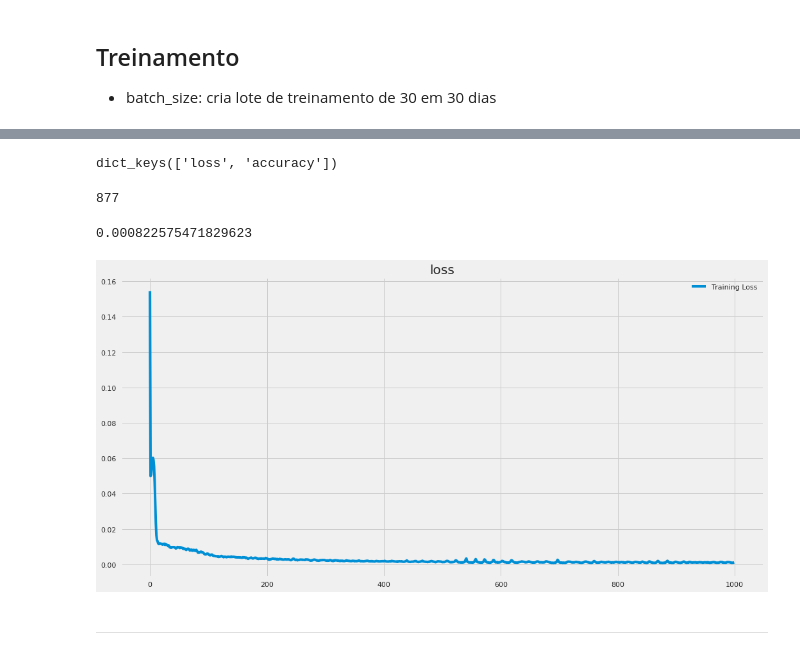
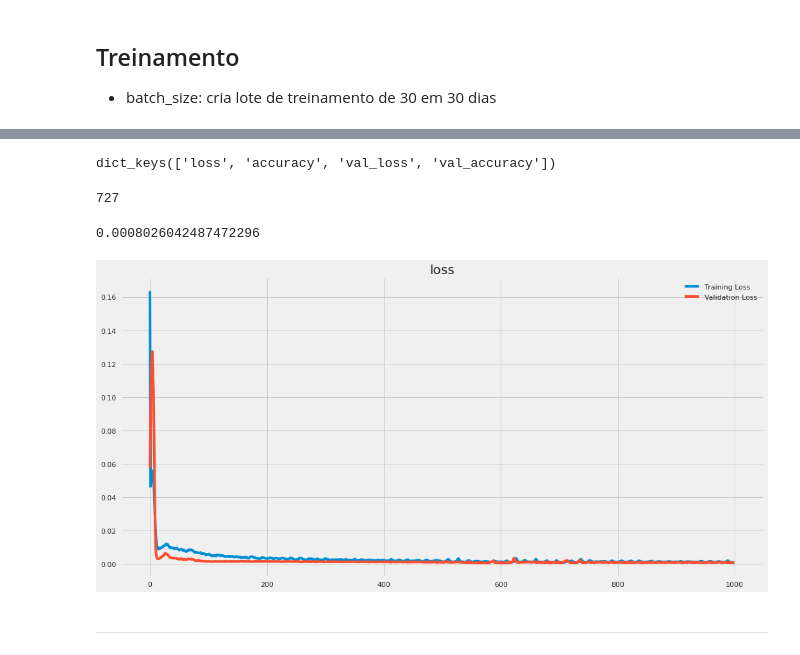
Before and after one commit to brunocampos01/forecast-of-time-series-with-stock-data, a Jupyter notebook: notebooks/02.03-deep_learning.ipynb, the cells around one changed output, grey strips where cells are left out. Saved outputs shown, nothing was run; the diff lists cells and outputs as text; code cells hidden in the pictures.

```diff
--- a/notebooks/02.03-deep_learning.ipynb
+++ b/notebooks/02.03-deep_learning.ipynb
@@ -338,6 +339,7 @@ history = model_lstm.fit(X_train,
                epochs=1000,
                batch_size=30,
                shuffle=False,
+               validation_split=0.10,
                verbose=0)
 history
 # %% [output]
@@ -347,23 +349,24 @@ Wall time: 6min 35s
 # %%
 print(history.history.keys())
 # %% [output]
-dict_keys(['loss', 'accuracy'])
+dict_keys(['loss', 'accuracy', 'val_loss', 'val_accuracy'])
 # %%
 best_epochs = history.history["loss"].index(min(history.history["loss"]))
 best_epochs
 # %% [output]
-877
+727
 # %%
 min(history.history["loss"])
 # %% [output]
-0.000822575471829623
+0.0008026042487472296
 # %%
 plt.plot(history.history["loss"], label="Training Loss")
+plt.plot(history.history["val_loss"], label="Validation Loss")
 plt.title('loss')
 plt.legend()
 plt.show()
 # %% [output]
-[figure, old version]
+[figure, new version]
 # %% [markdown]
 ---
 # %% [markdown]
```
Also changed, not shown: parts of 9 cells of this notebook, 57 other files.
